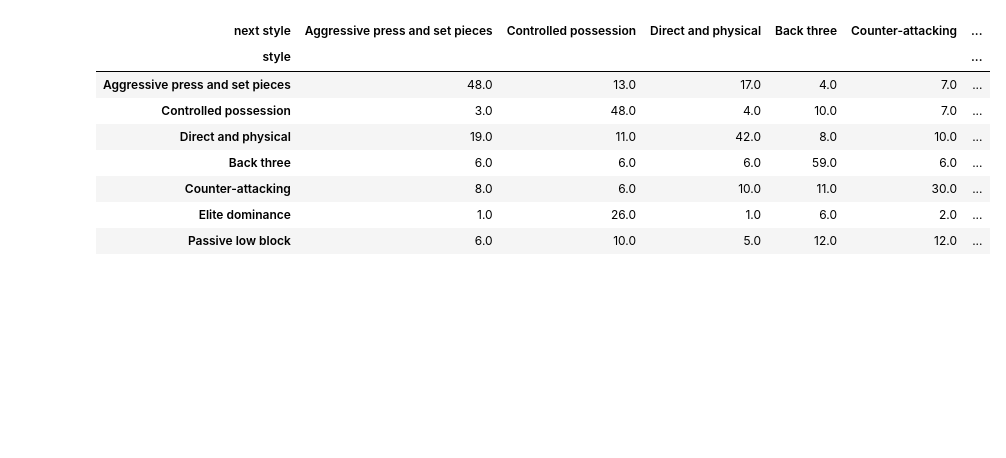
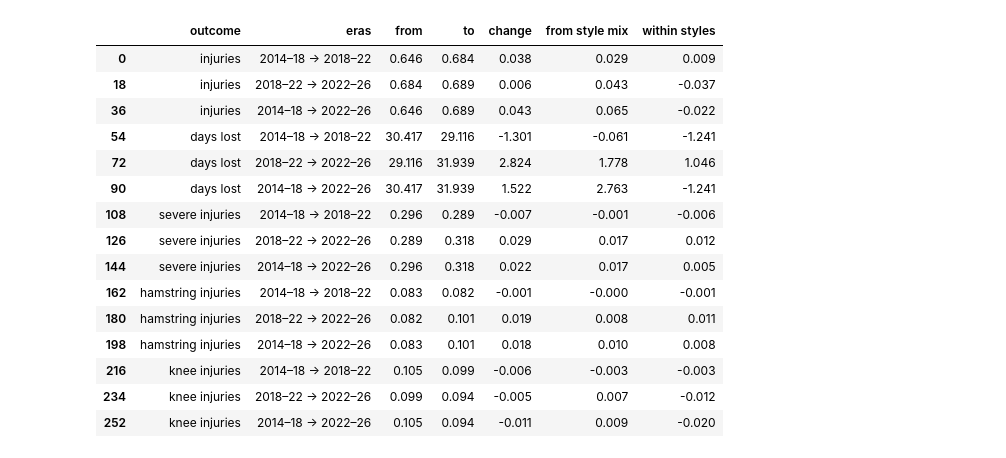
Before and after one commit to Mohammad99Shweiki/football-injuries, a Jupyter notebook: notebooks/05_injury_analysis.ipynb, the cells around one changed output. Saved outputs shown, nothing was run; the diff lists cells and outputs as text; code cells hidden in the pictures; blank space fills up the shorter version.

```diff
--- a/notebooks/05_injury_analysis.ipynb
+++ b/notebooks/05_injury_analysis.ipynb
@@ -828,0 +964,12 @@ raw_by_era.round(3)
+# %%
+transitions = {}
+for ph, col, order in [("attack", "attack_style", ATTACK), ("defence", "defence_style", DEFENCE)]:
+    nxt = ts[["club_id", "season", col]].assign(season=lambda d: d.season - 1).rename(columns={col: "next"})
+    moves = ts[["club_id", "season", "era", col]].merge(nxt, on=["club_id", "season"])
+    t = pd.crosstab(moves[col], moves["next"]).loc[order, order]
+    flows = t.stack().rename("clubs").reset_index().rename(columns={col: "from"})
+    flows = flows[flows["from"] != flows["next"]].sort_values("clubs", ascending=False).head(5)
+    transitions[ph] = {"share": t.div(t.sum(axis=1), axis=0), "flows": flows, "kept": np.trace(t.to_numpy()) / t.to_numpy().sum()}
+    print(f"{ph}: {len(moves):,} consecutive pairs; style kept {transitions[ph]['kept']:.0%}")
+    display((100 * transitions[ph]["share"]).round(0))
+    display(flows)
@@ -854,15 +1068,39 @@ The diagonal is how often a style is kept; the largest off-diagonal flows are th
 # %%
-nxt = ts[["club_id", "season", "cluster_name"]].assign(season=lambda d: d.season - 1).rename(columns={"cluster_name": "next style"})
-moves = ts.merge(nxt, on=["club_id", "season"]).rename(columns={"cluster_name": "style"})
-transitions = pd.crosstab(moves["style"], moves["next style"]).loc[STYLE_ORDER, STYLE_ORDER]
-transition_share = transitions.div(transitions.sum(axis=1), axis=0)
-kept = pd.Series(np.diag(transition_share), index=STYLE_ORDER, name="kept next season")
-flows = (transitions.stack().rename("clubs").reset_index().query("style != `next style`")
-         .sort_values("clubs", ascending=False).head(8))
-kept_by_era = moves.assign(same=moves["style"] == moves["next style"]).groupby("era").same.mean().loc[ERA_ORDER]
-print(f"{len(moves):,} consecutive club-season pairs; style kept: {np.trace(transitions.to_numpy()) / transitions.to_numpy().sum():.0%}")
-display((100 * transition_share).round(0))
-display(kept.round(2).to_frame())
-display(kept_by_era.round(2).rename("style kept, by era of the first season").to_frame())
-flows
+OUTCOMES = {"injuries": "injuries", "days lost": "days_lost", "severe injuries": "severe",
+            "hamstring injuries": "area: hamstring", "knee injuries": "area: knee"}
+PAIRS = [(ERA_ORDER[0], ERA_ORDER[1]), (ERA_ORDER[1], ERA_ORDER[2]), (ERA_ORDER[0], ERA_ORDER[2])]
+FIRST_LAST = f"{ERA_ORDER[0]} → {ERA_ORDER[2]}"
+
+
+def decompose(df: pd.DataFrame, outcome: str, e0: str, e1: str, cells: list[str]) -> dict:
+    def table(e):
+        t = df[df.era == e].groupby(cells, observed=True).agg(n=(outcome, "size"), rate=(outcome, "mean"))
+        return t.assign(w=t.n / t.n.sum())
+    j = table(e0)[["w", "rate"]].join(table(e1)[["w", "rate"]], how="outer", lsuffix="0", rsuffix="1")
+    j[["w0", "w1"]] = j[["w0", "w1"]].fillna(0)
+    j["rate0"], j["rate1"] = j.rate0.fillna(j.rate1), j.rate1.fillna(j.rate0)
+    total = (j.w1 * j.rate1).sum() - (j.w0 * j.rate0).sum()
+    mix = ((j.w1 - j.w0) * (j.rate0 + j.rate1) / 2).sum()
+    within = ((j.rate1 - j.rate0) * (j.w0 + j.w1) / 2).sum()
+    assert abs(total - mix - within) < 1e-9
+    return {"from": (j.w0 * j.rate0).sum(), "to": (j.w1 * j.rate1).sum(), "change": total, "from style mix": mix, "within styles": within}
+
+
+CELLS = {"combined style": ["style_group"], "attacking style": ["attack_style"], "defensive style": ["defence_style"]}
+rows = []
+for label, col in OUTCOMES.items():
+    for e0, e1 in PAIRS:
+        for by, cells in CELLS.items():
+            rows.append({"outcome": label, "eras": f"{e0} → {e1}", "scope": "all leagues", "styles": by,
+                         **decompose(ps, col, e0, e1, ["league"] + cells)})
+            for lg in LEAGUES:
+                rows.append({"outcome": label, "eras": f"{e0} → {e1}", "scope": lg, "styles": by,
+                             **decompose(ps[ps.league == lg], col, e0, e1, cells)})
+decomposition = pd.DataFrame(rows)
+main_dec = decomposition[(decomposition.scope == "all leagues") & (decomposition.styles == "combined style")]
+phase_dec = decomposition[(decomposition.scope == "all leagues") & (decomposition.eras == FIRST_LAST)].pivot(
+    index="outcome", columns="styles", values="from style mix").loc[list(OUTCOMES)]
+display(main_dec.drop(columns=["scope", "styles"]).round(3))
+display(phase_dec.round(3))
+decomposition[(decomposition.eras == FIRST_LAST) & (decomposition.outcome == "injuries") & (decomposition.styles == "combined style")].round(3)
 # %% [output]
@@ -870,9 +1107,16 @@ flows
-| next style | Aggressive press and set pieces | Controlled possession | Direct and physical | Back three | Counter-attacking | ... |
-| style |  |  |  |  |  | ... |
-| Aggressive press and set pieces | 48.0 | 13.0 | 17.0 | 4.0 | 7.0 | ... |
-| Controlled possession | 3.0 | 48.0 | 4.0 | 10.0 | 7.0 | ... |
-| Direct and physical | 19.0 | 11.0 | 42.0 | 8.0 | 10.0 | ... |
-| Back three | 6.0 | 6.0 | 6.0 | 59.0 | 6.0 | ... |
-| Counter-attacking | 8.0 | 6.0 | 10.0 | 11.0 | 30.0 | ... |
-| Elite dominance | 1.0 | 26.0 | 1.0 | 6.0 | 2.0 | ... |
-| Passive low block | 6.0 | 10.0 | 5.0 | 12.0 | 12.0 | ... |
+|  | outcome | eras | from | to | change | from style mix | within styles |
+| 0 | injuries | 2014–18 → 2018–22 | 0.646 | 0.684 | 0.038 | 0.029 | 0.009 |
+| 18 | injuries | 2018–22 → 2022–26 | 0.684 | 0.689 | 0.006 | 0.043 | -0.037 |
+| 36 | injuries | 2014–18 → 2022–26 | 0.646 | 0.689 | 0.043 | 0.065 | -0.022 |
+| 54 | days lost | 2014–18 → 2018–22 | 30.417 | 29.116 | -1.301 | -0.061 | -1.241 |
+| 72 | days lost | 2018–22 → 2022–26 | 29.116 | 31.939 | 2.824 | 1.778 | 1.046 |
+| 90 | days lost | 2014–18 → 2022–26 | 30.417 | 31.939 | 1.522 | 2.763 | -1.241 |
+| 108 | severe injuries | 2014–18 → 2018–22 | 0.296 | 0.289 | -0.007 | -0.001 | -0.006 |
+| 126 | severe injuries | 2018–22 → 2022–26 | 0.289 | 0.318 | 0.029 | 0.017 | 0.012 |
+| 144 | severe injuries | 2014–18 → 2022–26 | 0.296 | 0.318 | 0.022 | 0.017 | 0.005 |
+| 162 | hamstring injuries | 2014–18 → 2018–22 | 0.083 | 0.082 | -0.001 | -0.000 | -0.001 |
+| 180 | hamstring injuries | 2018–22 → 2022–26 | 0.082 | 0.101 | 0.019 | 0.008 | 0.011 |
+| 198 | hamstring injuries | 2014–18 → 2022–26 | 0.083 | 0.101 | 0.018 | 0.010 | 0.008 |
+| 216 | knee injuries | 2014–18 → 2018–22 | 0.105 | 0.099 | -0.006 | -0.003 | -0.003 |
+| 234 | knee injuries | 2018–22 → 2022–26 | 0.099 | 0.094 | -0.005 | 0.007 | -0.012 |
+| 252 | knee injuries | 2014–18 → 2022–26 | 0.105 | 0.094 | -0.011 | 0.009 | -0.020 |
```
Also changed, not shown: parts of 63 cells of this notebook, 28 other files.
